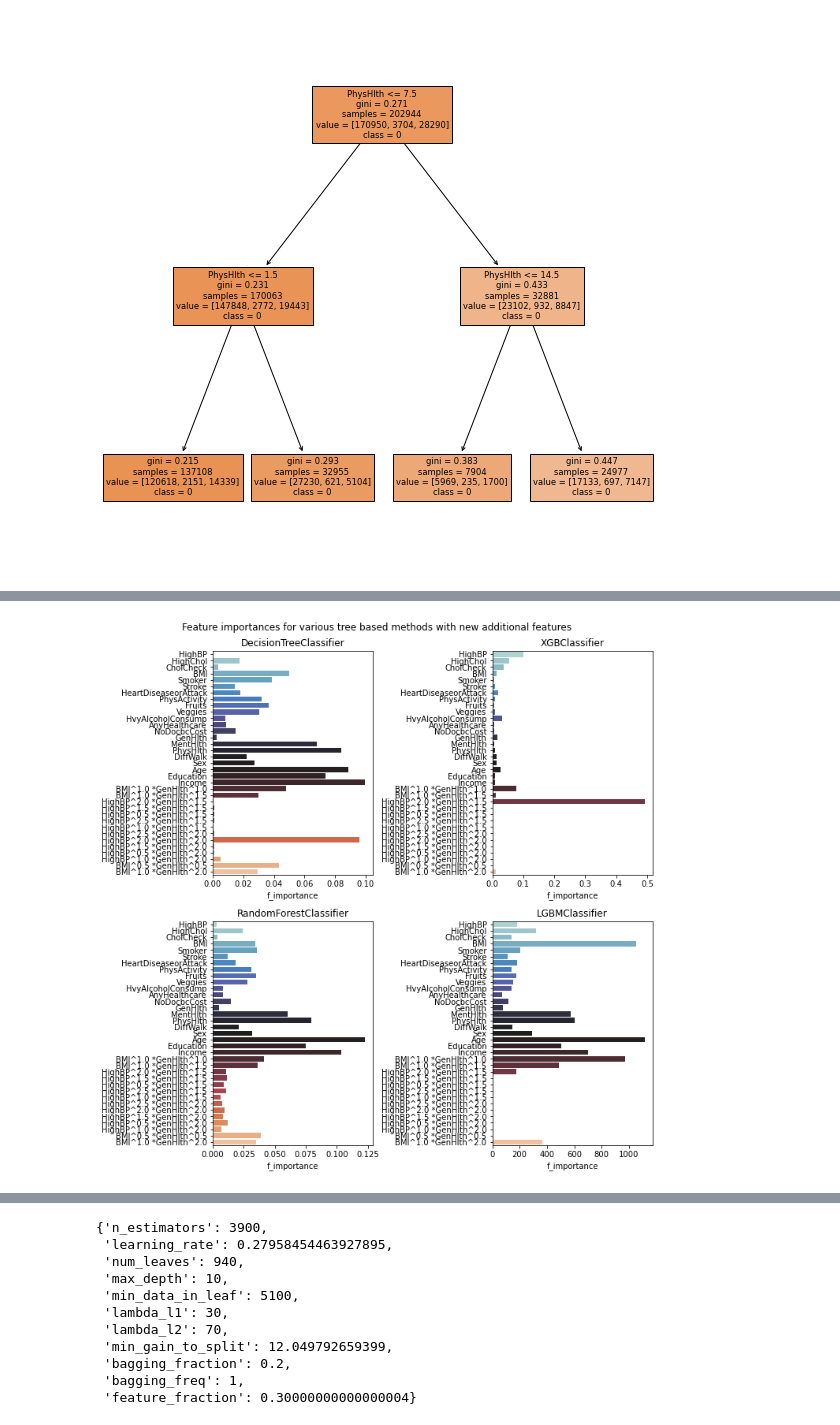
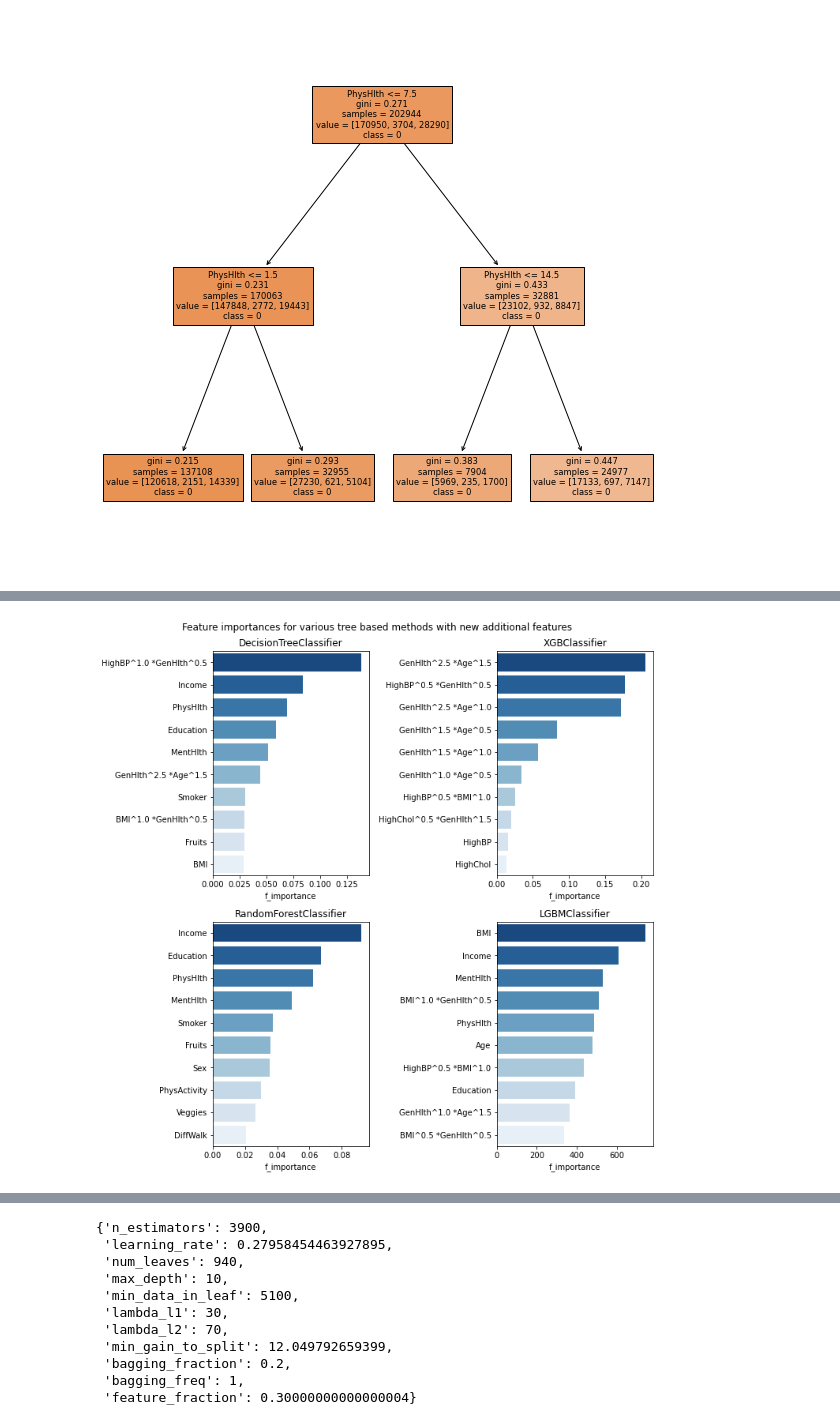
Before and after one commit to andnic51294/Diabetes_prediction, a Jupyter notebook: experimentation.ipynb, the cells around one changed output, grey strips where cells are left out. Saved outputs shown, nothing was run; the diff lists cells and outputs as text; code cells hidden in the pictures.

```diff
--- a/experimentation.ipynb
+++ b/experimentation.ipynb
@@ -1791,10 +1816,9 @@ MCC:    0.17970311913482
 # %%
 
-with mlflow.start_run(run_name = "RF, new features >.34", experiment_id = 1) as run:
-    rf_nf = RandomForestClassifier()
-    rf_nf.fit(X_train, Y_train)
-    Y_preds = rf_nf.predict(X_test)
-    custom_logging(Y_test, Y_preds)
+rf_nf = RandomForestClassifier(n_jobs=-1)
+rf_nf.fit(X_res, Y_res)
+Y_preds = rf_nf.predict(X_test)
+custom_logging(Y_test, Y_preds)
 # %% [output]
               precision    recall  f1-score   support
 
@@ -1813,8 +1838,8 @@ MCC:    0.22344756641302113
 # %%
 
-with mlflow.start_run(run_name = "XGB, new features >.34", experiment_id = 1) as run:
-    xgb_nf = xgboost.XGBClassifier(objective='multi:softmax')
-    xgb_nf.fit(X_train, Y_train)
-    Y_preds = xgb_nf.predict(X_test)
-    custom_logging(Y_test, Y_preds)
+xgb_nf = xgboost.XGBClassifier(objective='multi:softmax',
+                                tree_method = 'gpu_hist')
+xgb_nf.fit(X_res, Y_res)
+Y_preds = xgb_nf.predict(X_test)
+custom_logging(Y_test, Y_preds)
 # %% [output]
@@ -1849,9 +1866,8 @@ XGBClassifier(base_score=0.5, booster='gbtree', colsample_bylevel=1,
 # %%
-with mlflow.start_run(run_name = "LGBM, new features >.34", experiment_id = 1) as run:
-    lgbm_nf = lightgbm.LGBMClassifier(objective='multiclass')
-    lgbm_nf.fit(X_train, Y_train)
-    Y_preds = lgbm_nf.predict(X_test)
-    custom_logging(Y_test, Y_preds)
+lgbm_nf = lightgbm.LGBMClassifier(objective='multiclass')
+lgbm_nf.fit(X_res, Y_res)
+Y_preds = lgbm_nf.predict(X_test)
+custom_logging(Y_test, Y_preds)
 # %% [output]
               precision    recall  f1-score   support
 
@@ -1890,3 +1907,6 @@ lgbm_nf.get_params()
  'subsample': 1.0,
  'subsample_for_bin': 200000,
  'subsample_freq': 0}
+# %%
+fi_subset = pd.DataFrame(xgb_nf.feature_importances_, index = features,
+            columns = ['f_importance']).sort_values(by = 'f_importance', ascending=False).iloc[:10]
@@ -1893,25 +1927,24 @@ lgbm_nf.get_params()
 # %%
-fig, axs = plt.subplots(nrows= 2, ncols = 2, figsize = (10,10))
+fig, axs = plt.subplots(nrows= 2, ncols = 2, figsize = (10,10), sharey = False)
 features = X_train.columns
 i, j = 0, 0
 for model in [dt_nf, rf_nf, xgb_nf, lgbm_nf]:
     if i == 2:
         i = 0
         j = 1
     fi_subset = pd.DataFrame(model.feature_importances_, index = features,
-            columns = ['f_importance']).sort_values(by = 'f_importance', ascending=False)
+            columns = ['f_importance']).sort_values(by = 'f_importance', ascending=False).iloc[:10]
 
-    sns.barplot(y = fi_subset.index, x = fi_subset.f_importance,
-    order = features, ax = axs[i][j],
-    palette = 'icefire'
+    sns.barplot(y = fi_subset.index, x = fi_subset.f_importance, ax = axs[i][j],
+    palette = 'Blues_r'
     ).set_title(f"{type(model).__name__}")
 
     i += 1
 
 plt.suptitle("Feature importances for various tree based methods with new additional features")
 plt.tight_layout()
-plt.savefig("plots/fi_basic")
+plt.savefig("plots/fi_added_poli_features")
 plt.show()
 # %% [output]
-[figure, old version]
+[figure, new version]
 # %% [markdown]
```
Also changed, not shown: parts of 86 cells of this notebook.
